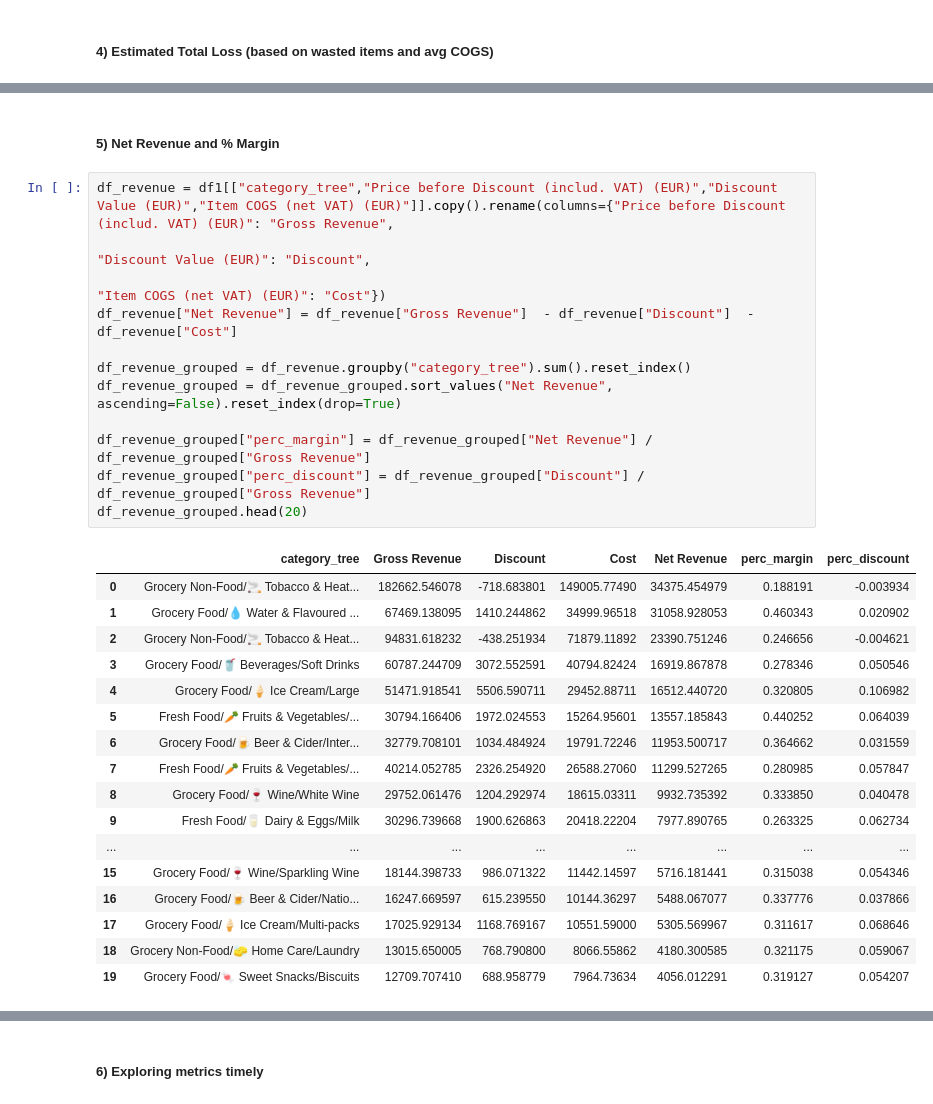
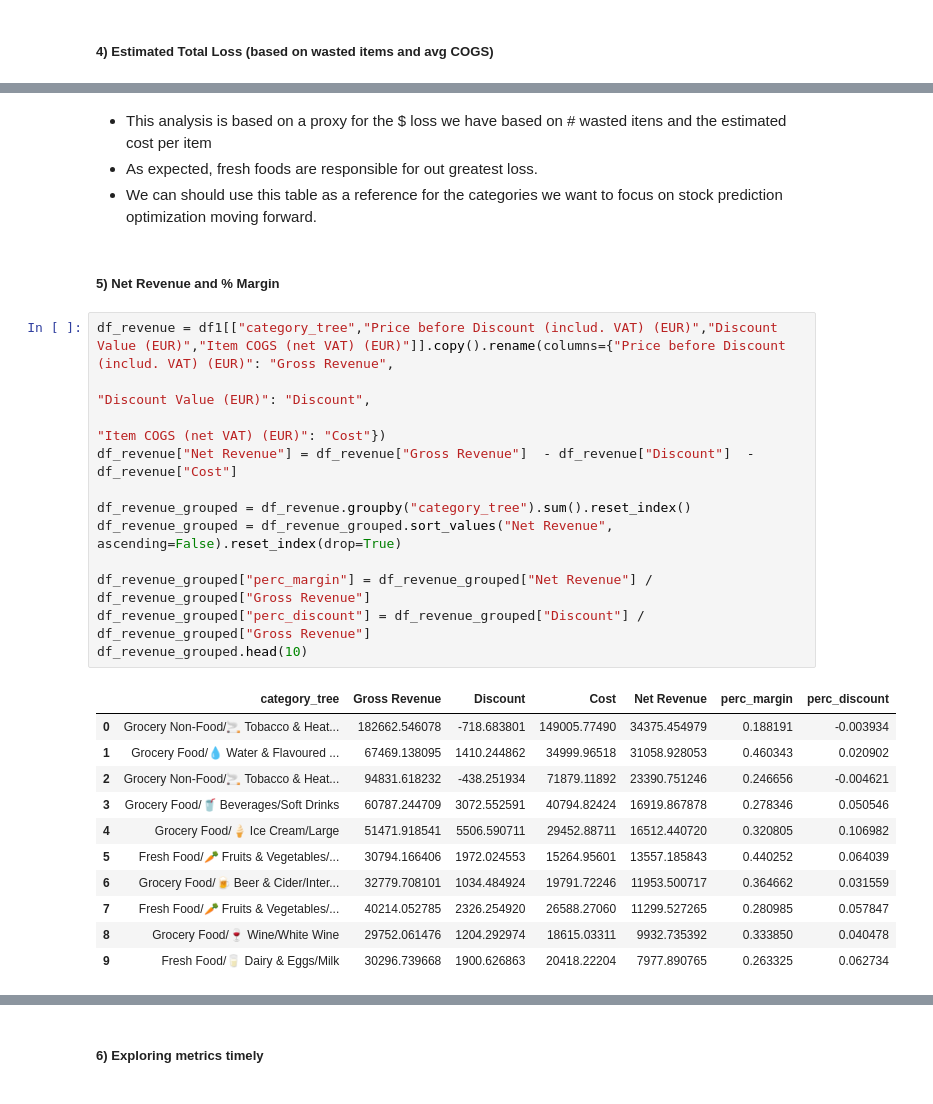
Before and after one commit to jsamu1994/data-challenge-jan-2024, a Jupyter notebook: python_files/exploring_dataset_1.ipynb, the cells around one changed output, grey strips where cells are left out. Cells and saved outputs as stored; diff of their text form.

```diff
--- a/python_files/exploring_dataset_1.ipynb
+++ b/python_files/exploring_dataset_1.ipynb
@@ -190,32 +184,30 @@ df_waste_grouped.head(20)
+# %% [markdown]
+* This analysis is based on a proxy for the $ loss we have based on # wasted itens and the estimated cost per item
+* As expected, fresh foods are responsible for out greatest loss.
+* We can should use this table as a reference for the categories we want to focus on stock prediction optimization moving forward.
 # %% [markdown]
 ##### 5) Net Revenue and % Margin
 # %%
 df_revenue = df1[["category_tree","Price before Discount (includ. VAT) (EUR)","Discount Value (EUR)","Item COGS (net VAT) (EUR)"]].copy().rename(columns={"Price before Discount (includ. VAT) (EUR)": "Gross Revenue",
                                                                                                                                                    "Discount Value (EUR)": "Discount",
                                                                                                                                                    "Item COGS (net VAT) (EUR)": "Cost"})
 df_revenue["Net Revenue"] = df_revenue["Gross Revenue"]  - df_revenue["Discount"]  - df_revenue["Cost"]
 
 df_revenue_grouped = df_revenue.groupby("category_tree").sum().reset_index()
 df_revenue_grouped = df_revenue_grouped.sort_values("Net Revenue", ascending=False).reset_index(drop=True)
 
 df_revenue_grouped["perc_margin"] = df_revenue_grouped["Net Revenue"] / df_revenue_grouped["Gross Revenue"]
 df_revenue_grouped["perc_discount"] = df_revenue_grouped["Discount"] / df_revenue_grouped["Gross Revenue"]
-df_revenue_grouped.head(20)
+df_revenue_grouped.head(10)
 # %% [output]
 |  | category_tree | Gross Revenue | Discount | Cost | Net Revenue | perc_margin | perc_discount |
 | 0 | Grocery Non-Food/🚬 Tobacco & Heat... | 182662.546078 | -718.683801 | 149005.77490 | 34375.454979 | 0.188191 | -0.003934 |
 | 1 | Grocery Food/💧 Water & Flavoured ... | 67469.138095 | 1410.244862 | 34999.96518 | 31058.928053 | 0.460343 | 0.020902 |
 | 2 | Grocery Non-Food/🚬 Tobacco & Heat... | 94831.618232 | -438.251934 | 71879.11892 | 23390.751246 | 0.246656 | -0.004621 |
 | 3 | Grocery Food/🥤 Beverages/Soft Drinks | 60787.244709 | 3072.552591 | 40794.82424 | 16919.867878 | 0.278346 | 0.050546 |
 | 4 | Grocery Food/🍦 Ice Cream/Large | 51471.918541 | 5506.590711 | 29452.88711 | 16512.440720 | 0.320805 | 0.106982 |
 | 5 | Fresh Food/🥕 Fruits & Vegetables/... | 30794.166406 | 1972.024553 | 15264.95601 | 13557.185843 | 0.440252 | 0.064039 |
 | 6 | Grocery Food/🍺 Beer & Cider/Inter... | 32779.708101 | 1034.484924 | 19791.72246 | 11953.500717 | 0.364662 | 0.031559 |
 | 7 | Fresh Food/🥕 Fruits & Vegetables/... | 40214.052785 | 2326.254920 | 26588.27060 | 11299.527265 | 0.280985 | 0.057847 |
 | 8 | Grocery Food/🍷 Wine/White Wine | 29752.061476 | 1204.292974 | 18615.03311 | 9932.735392 | 0.333850 | 0.040478 |
 | 9 | Fresh Food/🥛 Dairy & Eggs/Milk | 30296.739668 | 1900.626863 | 20418.22204 | 7977.890765 | 0.263325 | 0.062734 |
-| ... | ... | ... | ... | ... | ... | ... | ... |
-| 15 | Grocery Food/🍷 Wine/Sparkling Wine | 18144.398733 | 986.071322 | 11442.14597 | 5716.181441 | 0.315038 | 0.054346 |
-| 16 | Grocery Food/🍺 Beer & Cider/Natio... | 16247.669597 | 615.239550 | 10144.36297 | 5488.067077 | 0.337776 | 0.037866 |
-| 17 | Grocery Food/🍦 Ice Cream/Multi-packs | 17025.929134 | 1168.769167 | 10551.59000 | 5305.569967 | 0.311617 | 0.068646 |
-| 18 | Grocery Non-Food/🧽 Home Care/Laundry | 13015.650005 | 768.790800 | 8066.55862 | 4180.300585 | 0.321175 | 0.059067 |
-| 19 | Grocery Food/🍬 Sweet Snacks/Biscuits | 12709.707410 | 688.958779 | 7964.73634 | 4056.012291 | 0.319127 | 0.054207 |
```
Also changed, not shown: parts of 2 cells of this notebook.
